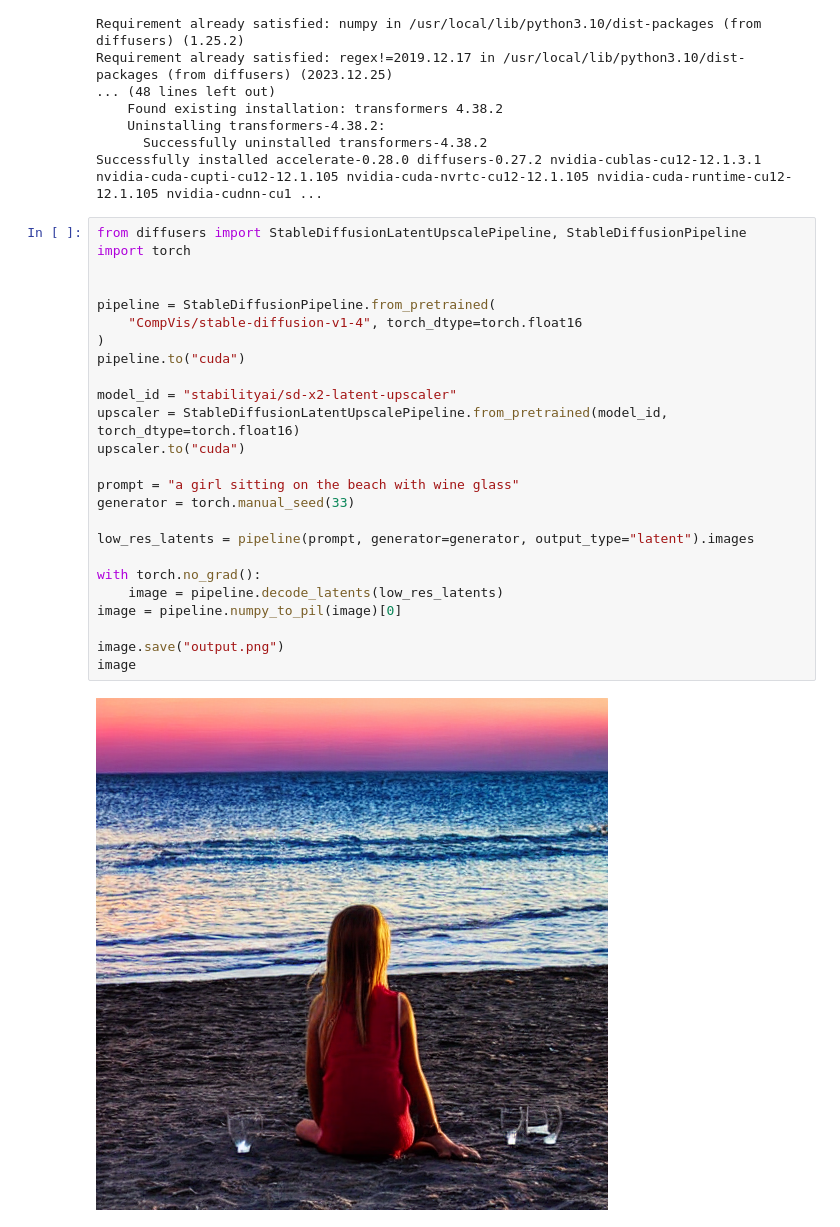
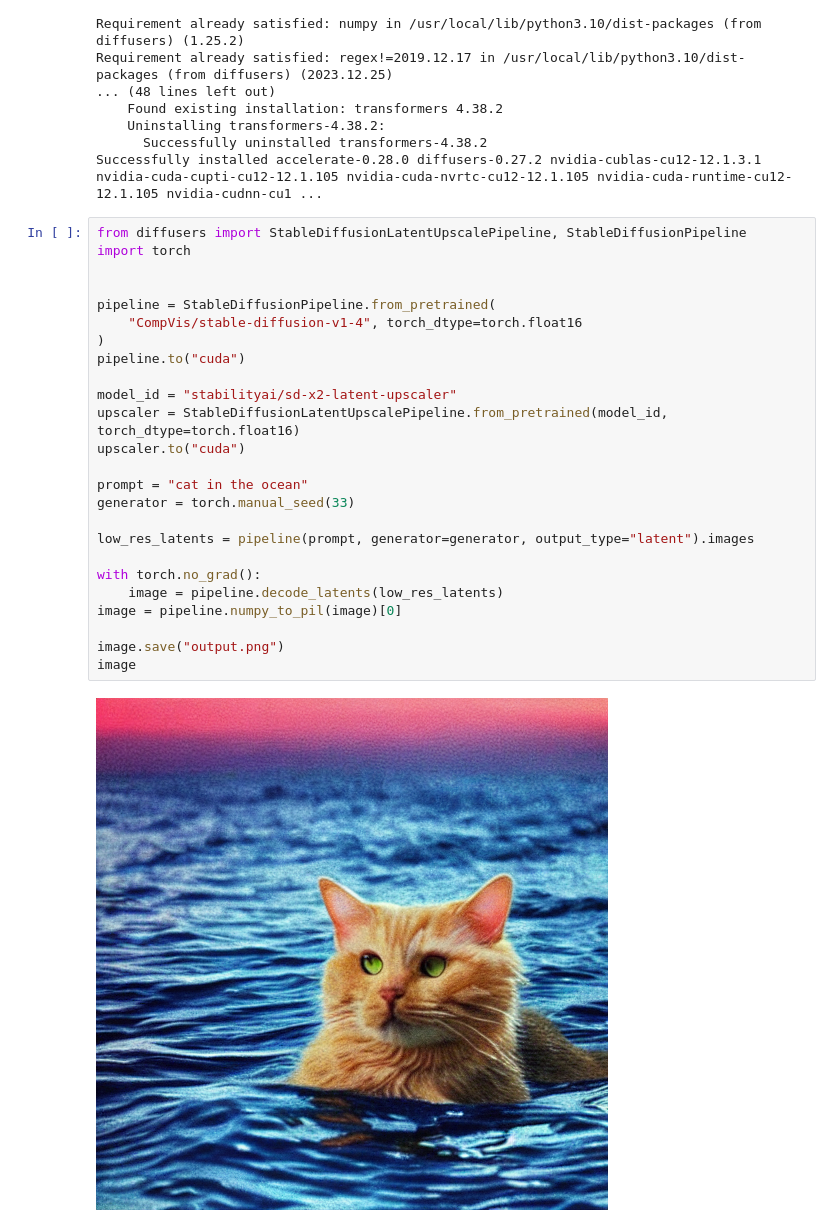
Before and after one commit to SahilCarterr/Ip_Adapter-Upscaling, a Jupyter notebook: Upscale_image.ipynb, the cells around one changed output. Drawn from its saved outputs; the diff is of its cells as text.

```diff
--- a/Upscale_image.ipynb
+++ b/Upscale_image.ipynb
@@ -23,30 +23,30 @@ Successfully installed accelerate-0.28.0 diffusers-0.27.2 nvidia-cublas-cu12-12.
 # %%
 from diffusers import StableDiffusionLatentUpscalePipeline, StableDiffusionPipeline
 import torch
 
 
 pipeline = StableDiffusionPipeline.from_pretrained(
     "CompVis/stable-diffusion-v1-4", torch_dtype=torch.float16
 )
 pipeline.to("cuda")
 
 model_id = "stabilityai/sd-x2-latent-upscaler"
 upscaler = StableDiffusionLatentUpscalePipeline.from_pretrained(model_id, torch_dtype=torch.float16)
 upscaler.to("cuda")
 
-prompt = "a girl sitting on the beach with wine glass"
+prompt = "cat in the ocean"
 generator = torch.manual_seed(33)
 
 low_res_latents = pipeline(prompt, generator=generator, output_type="latent").images
 
 with torch.no_grad():
     image = pipeline.decode_latents(low_res_latents)
 image = pipeline.numpy_to_pil(image)[0]
 
 image.save("output.png")
 image
 # %% [output]
-[figure, old version]
+[figure, new version]
 # %%
 
 upscaled_image = upscaler(
```
Also changed, not shown: parts of 1 cell of this notebook.
